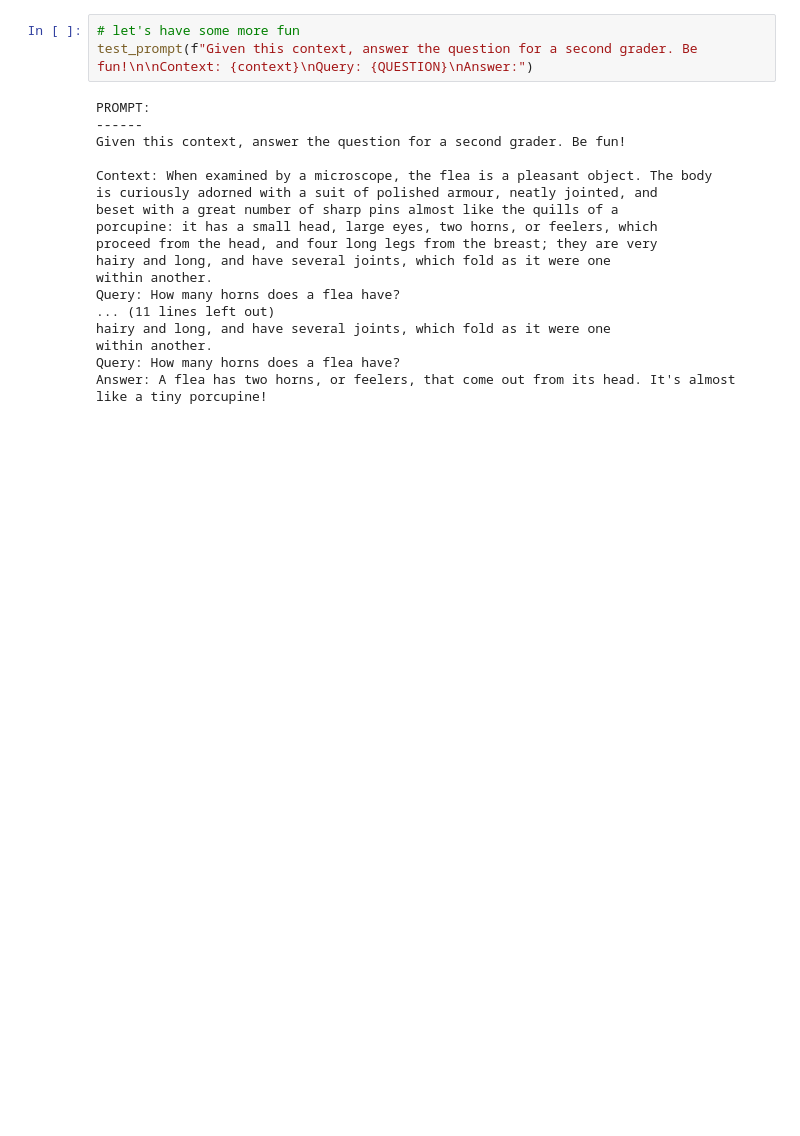
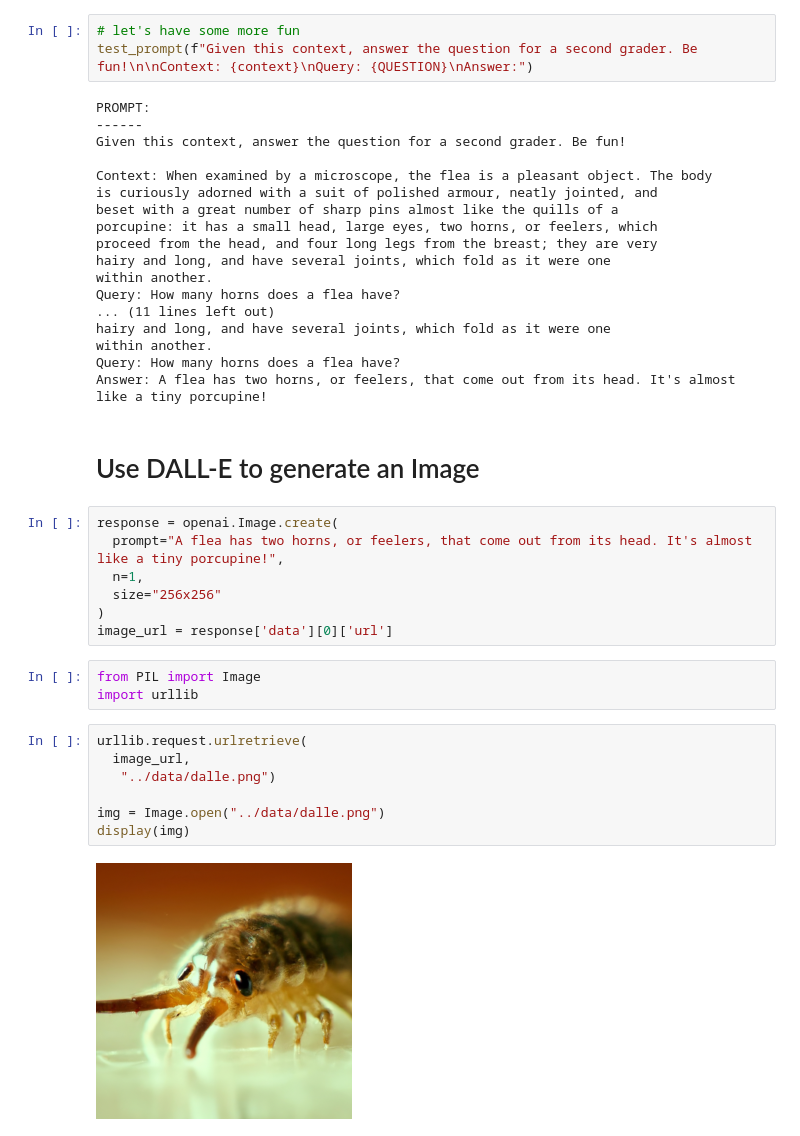
Before and after one commit to sinanuozdemir/maven-modern-nlp, a Jupyter notebook: notebooks/openai_embeddings_101.ipynb, the cells around one changed output. Drawn from its saved outputs; the diff is of its cells as text; blank space fills up the shorter version.

```diff
--- a/notebooks/openai_embeddings_101.ipynb
+++ b/notebooks/openai_embeddings_101.ipynb
@@ -137,3 +137,24 @@ hairy and long, and have several joints, which fold as it were one
 within another.
 Query: How many horns does a flea have?
 Answer: A flea has two horns, or feelers, that come out from its head. It's almost like a tiny porcupine!
+# %% [markdown]
+# Use DALL-E to generate an Image
+# %%
+response = openai.Image.create(
+  prompt="A flea has two horns, or feelers, that come out from its head. It's almost like a tiny porcupine!",
+  n=1,
+  size="256x256"
+)
+image_url = response['data'][0]['url']
+# %%
+from PIL import Image
+import urllib
+# %%
+urllib.request.urlretrieve(
+  image_url,
+   "../data/dalle.png")
+
+img = Image.open("../data/dalle.png")
+display(img)
+# %% [output]
+[figure, added]
```
Also changed, not shown: 3 other files.
